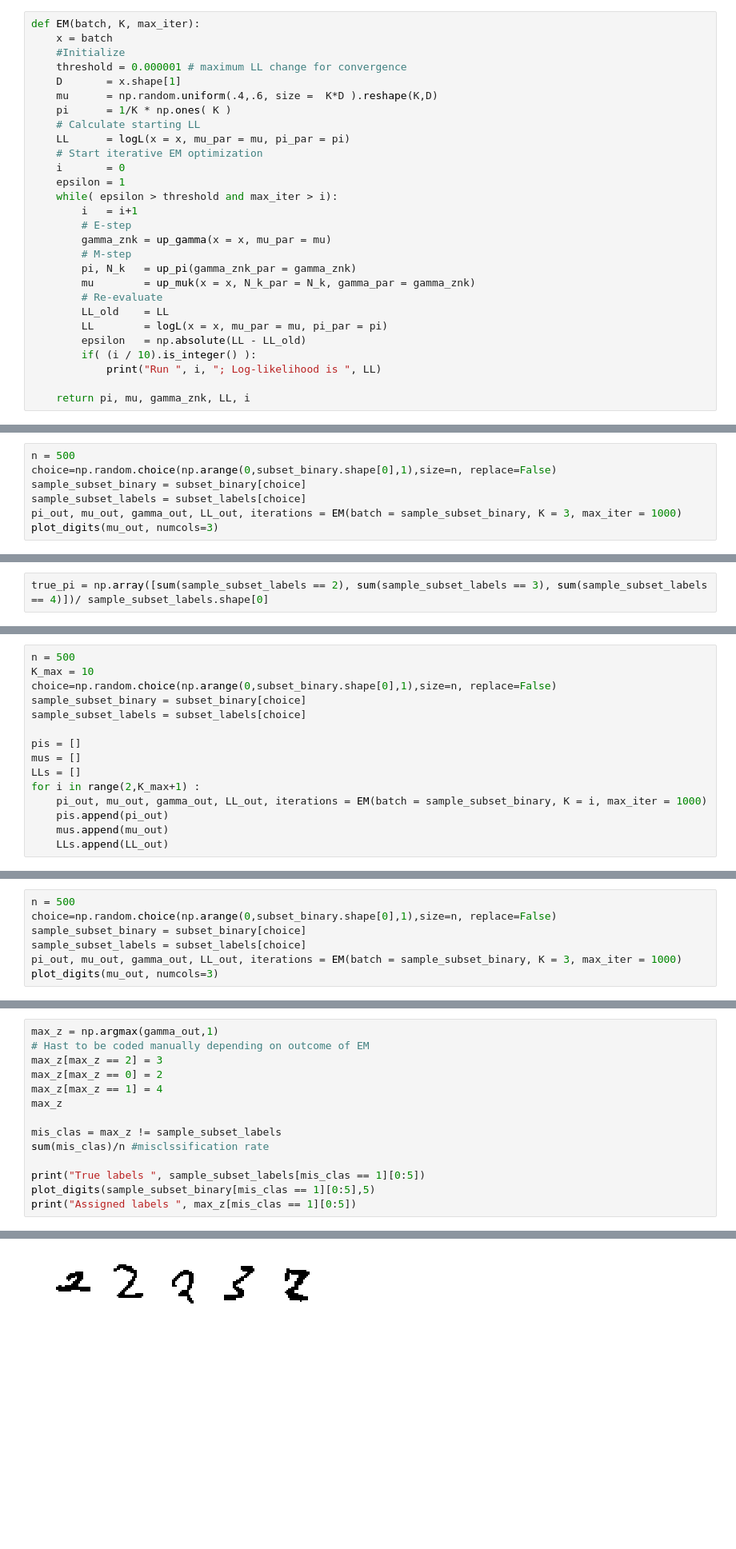
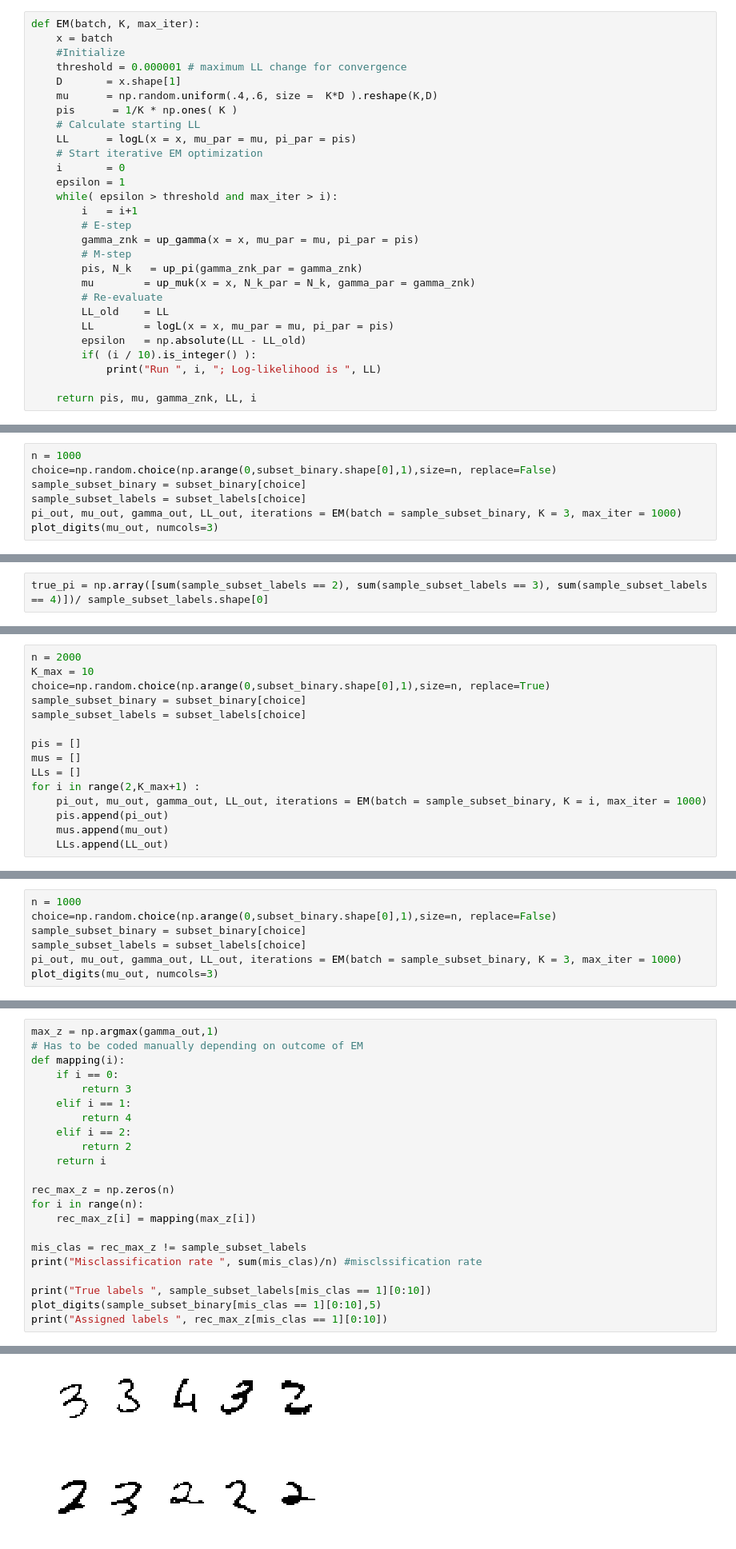
Before and after one commit to thomasklausch2/ml2-lab3, a Jupyter notebook: Lab3.ipynb, the cells around one changed output, grey strips where cells are left out. Shown: that part at 80% size. Cells and saved outputs as stored; diff of their text form; blank space fills up the shorter version.

```diff
--- a/Lab3.ipynb
+++ b/Lab3.ipynb
@@ -114,27 +114,27 @@ def EM(batch, K, max_iter):
     threshold = 0.000001 # maximum LL change for convergence
     D       = x.shape[1]
     mu      = np.random.uniform(.4,.6, size =  K*D ).reshape(K,D)
-    pi      = 1/K * np.ones( K )
+    pis      = 1/K * np.ones( K )
     # Calculate starting LL
-    LL      = logL(x = x, mu_par = mu, pi_par = pi)
+    LL      = logL(x = x, mu_par = mu, pi_par = pis)
     # Start iterative EM optimization
     i       = 0
     epsilon = 1
     while( epsilon > threshold and max_iter > i):
         i   = i+1
         # E-step
-        gamma_znk = up_gamma(x = x, mu_par = mu)
+        gamma_znk = up_gamma(x = x, mu_par = mu, pi_par = pis)
         # M-step
-        pi, N_k   = up_pi(gamma_znk_par = gamma_znk)
+        pis, N_k   = up_pi(gamma_znk_par = gamma_znk)
         mu        = up_muk(x = x, N_k_par = N_k, gamma_par = gamma_znk)
         # Re-evaluate
         LL_old    = LL
-        LL        = logL(x = x, mu_par = mu, pi_par = pi)
+        LL        = logL(x = x, mu_par = mu, pi_par = pis)
         epsilon   = np.absolute(LL - LL_old)
         if( (i / 10).is_integer() ):
             print("Run ", i, "; Log-likelihood is ", LL)
 
-    return pi, mu, gamma_znk, LL, i
+    return pis, mu, gamma_znk, LL, i
 # %%
 #n = 1000
 #pi_out, mu_out, LL_out, iterations = EM(batch = binary[np.random.randint(0,5000,n)], K = 10, max_iter = 1000)
@@ -152,7 +152,7 @@ digitlist = np.array([i==2 or i==3 or i==4 for i in mnist_labels])
 subset_binary = binary[digitlist]
 subset_labels = mnist_labels[digitlist]
 # %%
-n = 500
+n = 1000
 choice=np.random.choice(np.arange(0,subset_binary.shape[0],1),size=n, replace=False)
 sample_subset_binary = subset_binary[choice]
 sample_subset_labels = subset_labels[choice]
@@ -188,7 +197,7 @@ Perform the follow-up experiments listed below using your implementation of the
 # %%
-n = 500
+n = 2000
 K_max = 10
-choice=np.random.choice(np.arange(0,subset_binary.shape[0],1),size=n, replace=False)
+choice=np.random.choice(np.arange(0,subset_binary.shape[0],1),size=n, replace=True)
 sample_subset_binary = subset_binary[choice]
 sample_subset_labels = subset_labels[choice]
 
@@ -265,5 +272,5 @@ K = 10
 # %%
-n = 500
+n = 1000
 choice=np.random.choice(np.arange(0,subset_binary.shape[0],1),size=n, replace=False)
 sample_subset_binary = subset_binary[choice]
 sample_subset_labels = subset_labels[choice]
@@ -275,15 +285,23 @@ Run  10 ; Log-likelihood is  -90734.6204694
 # %%
 max_z = np.argmax(gamma_out,1)
-# Hast to be coded manually depending on outcome of EM
-max_z[max_z == 2] = 3
-max_z[max_z == 0] = 2
-max_z[max_z == 1] = 4
-max_z
+# Has to be coded manually depending on outcome of EM
+def mapping(i):
+    if i == 0:
+        return 3
+    elif i == 1:
+        return 4
+    elif i == 2:
+        return 2
+    return i
 
-mis_clas = max_z != sample_subset_labels
-sum(mis_clas)/n #misclssification rate
+rec_max_z = np.zeros(n)
+for i in range(n):
+    rec_max_z[i] = mapping(max_z[i])
 
-print("True labels ", sample_subset_labels[mis_clas == 1][0:5])
-plot_digits(sample_subset_binary[mis_clas == 1][0:5],5)
-print("Assigned labels ", max_z[mis_clas == 1][0:5])
+mis_clas = rec_max_z != sample_subset_labels
+print("Misclassification rate ", sum(mis_clas)/n) #misclssification rate
+
+print("True labels ", sample_subset_labels[mis_clas == 1][0:10])
+plot_digits(sample_subset_binary[mis_clas == 1][0:10],5)
+print("Assigned labels ", rec_max_z[mis_clas == 1][0:10])
 # %% [output]
@@ -291 +310 @@ True labels  [2 2 2 3 2]
-[figure, old version]
+[figure, new version]
```
Also changed, not shown: parts of 27 cells of this notebook, 1 other file.
